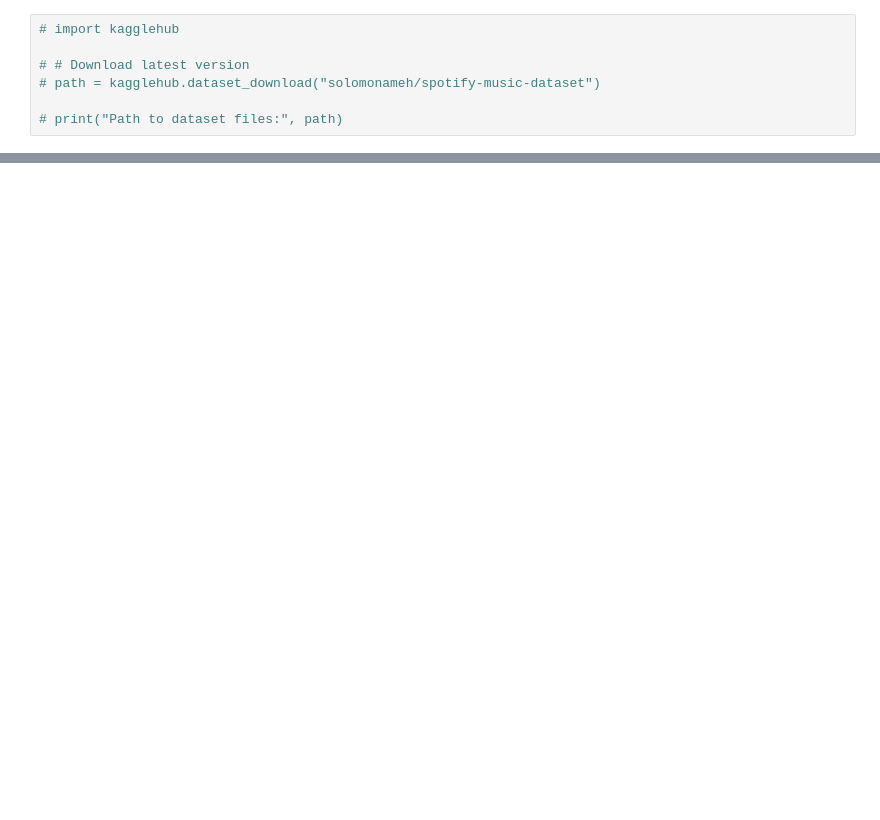
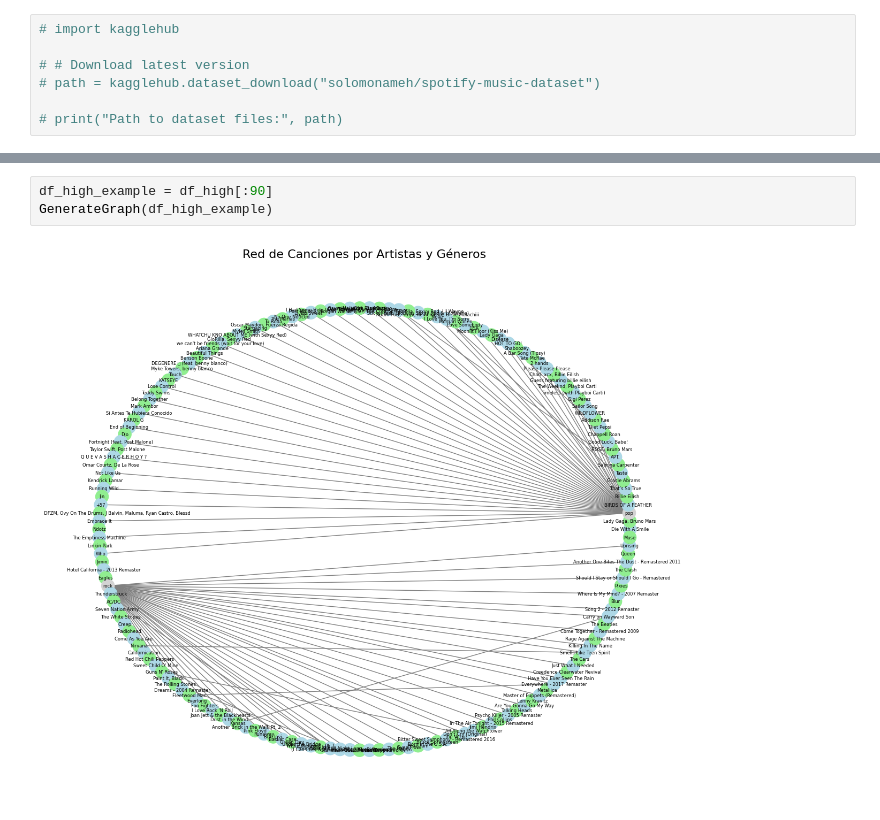
Before and after one commit to GabrielEdreira/Tareas_PRIA, a Jupyter notebook: Boletines/Bloque6/Grafo.ipynb, the cells around one changed output, grey strips where cells are left out. Drawn from its saved outputs; the diff is of its cells as text; blank space fills up the shorter version.

```diff
--- a/Boletines/Bloque6/Grafo.ipynb
+++ b/Boletines/Bloque6/Grafo.ipynb
@@ -62,0 +66,5 @@ NameError: name 'df_low' is not defined
+# %%
+df_high_example = df_high[:90]
+GenerateGraph(df_high_example)
+# %% [output]
+[figure, added]
```
Also changed, not shown: parts of 2 cells of this notebook, 4 other files.
